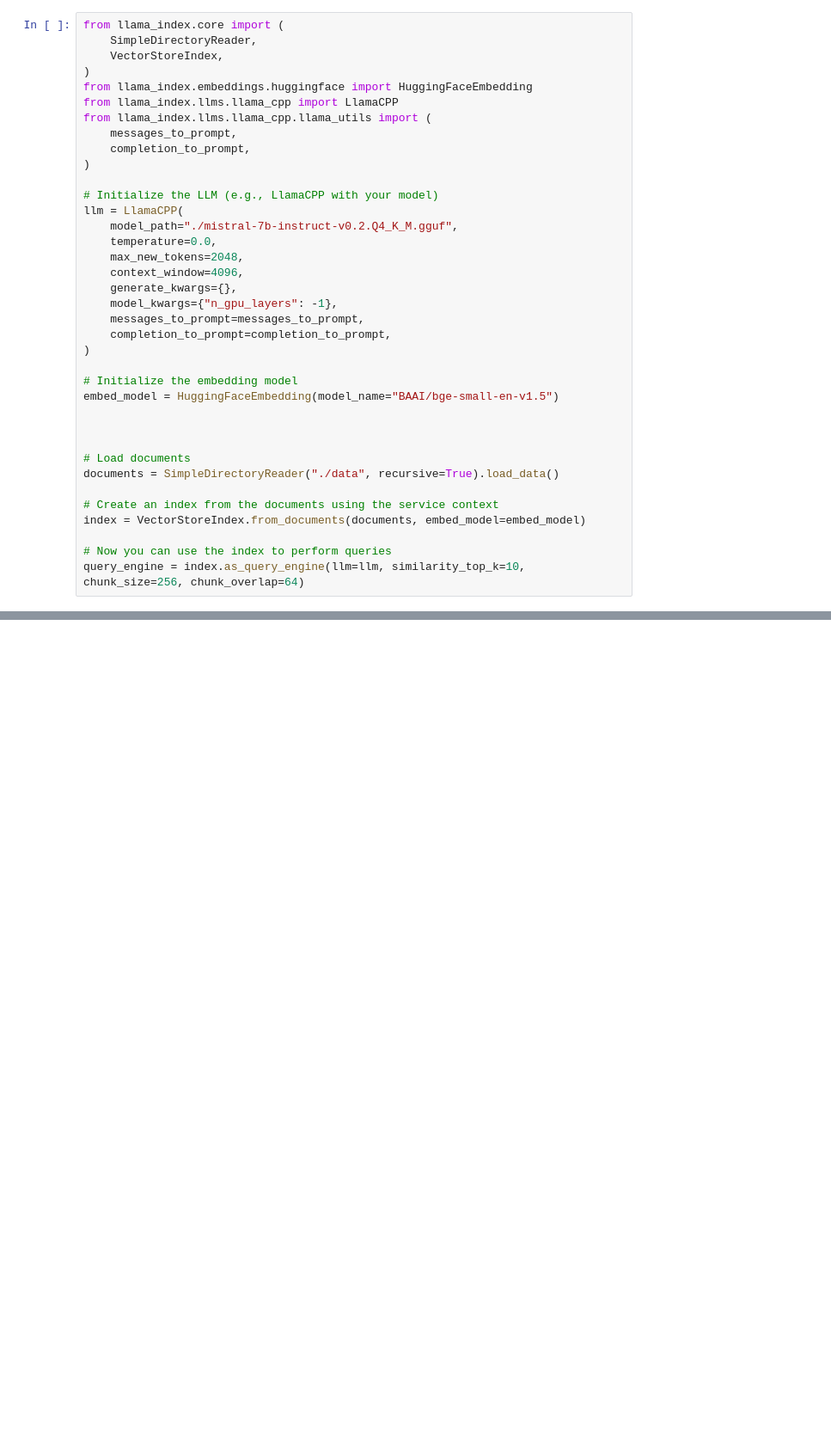
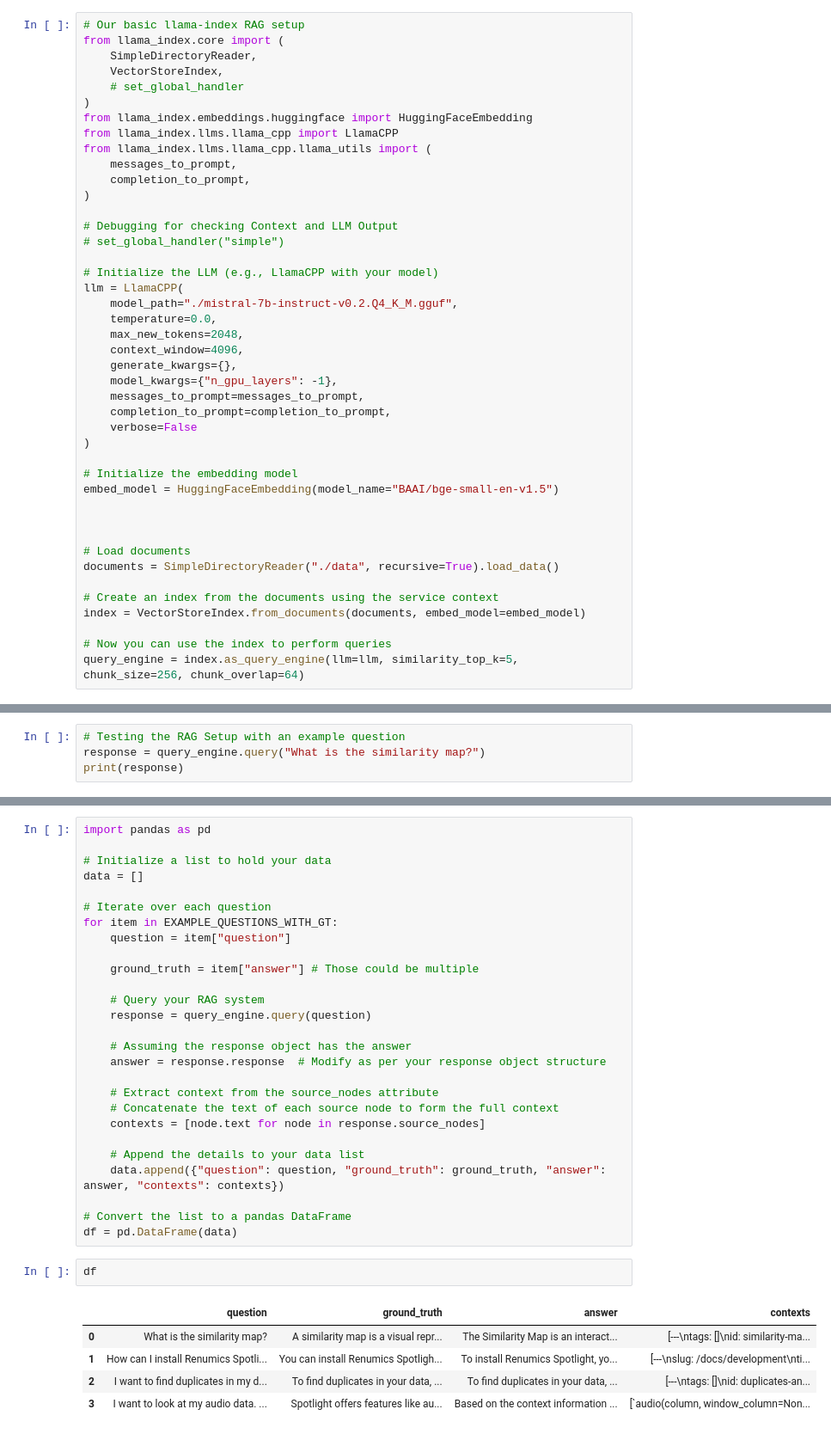
Before and after one commit to dani2112/llamaindex-rag-glossary, a Jupyter notebook: tutorial.ipynb, the cells around one changed output, grey strips where cells are left out. Shown: that part at 86% size. Saved outputs shown, nothing was run; the diff lists cells and outputs as text; blank space fills up the shorter version.

```diff
--- a/tutorial.ipynb
+++ b/tutorial.ipynb
@@ -25,7 +53,9 @@ UsageError: Line magic function `%PATH="/usr/local/cuda-12.3/bin:$PATH"` not fou
 # %%
+# Our basic llama-index RAG setup
 from llama_index.core import (
     SimpleDirectoryReader,
     VectorStoreIndex,
+    # set_global_handler
 )
 from llama_index.embeddings.huggingface import HuggingFaceEmbedding
 from llama_index.llms.llama_cpp import LlamaCPP
@@ -33,6 +63,9 @@ from llama_index.llms.llama_cpp.llama_utils import (
     messages_to_prompt,
     completion_to_prompt,
 )
+
+# Debugging for checking Context and LLM Output
+# set_global_handler("simple")
 
 # Initialize the LLM (e.g., LlamaCPP with your model)
 llm = LlamaCPP(
@@ -44,6 +77,7 @@ llm = LlamaCPP(
     model_kwargs={"n_gpu_layers": -1},
     messages_to_prompt=messages_to_prompt,
     completion_to_prompt=completion_to_prompt,
+    verbose=False
 )
 
 # Initialize the embedding model
@@ -58,7 +92,7 @@ documents = SimpleDirectoryReader("./data", recursive=True).load_data()
 index = VectorStoreIndex.from_documents(documents, embed_model=embed_model)
 
 # Now you can use the index to perform queries
-query_engine = index.as_query_engine(llm=llm, similarity_top_k=10,  chunk_size=256, chunk_overlap=64)
+query_engine = index.as_query_engine(llm=llm, similarity_top_k=5,  chunk_size=256, chunk_overlap=64)
 # %% [output]
 ggml_init_cublas: GGML_CUDA_FORCE_MMQ:   no
 ggml_init_cublas: CUDA_USE_TENSOR_CORES: yes
@@ -91,0 +101,4 @@ llama_print_timings:       total time =    2055.48 ms /  2177 tokens
+# %%
+# Testing the RAG Setup with an example question
+response = query_engine.query("What is the similarity map?")
+print(response)
@@ -91,0 +127,35 @@ llama_print_timings:       total time =    2055.48 ms /  2177 tokens
+# %%
+import pandas as pd
+
+# Initialize a list to hold your data
+data = []
+
+# Iterate over each question
+for item in EXAMPLE_QUESTIONS_WITH_GT:
+    question = item["question"]
+
+    ground_truth = item["answer"] # Those could be multiple
+
+    # Query your RAG system
+    response = query_engine.query(question)
+
+    # Assuming the response object has the answer
+    answer = response.response  # Modify as per your response object structure
+
+    # Extract context from the source_nodes attribute
+    # Concatenate the text of each source node to form the full context
+    contexts = [node.text for node in response.source_nodes]
+
+    # Append the details to your data list
+    data.append({"question": question, "ground_truth": ground_truth, "answer": answer, "contexts": contexts})
+
+# Convert the list to a pandas DataFrame
+df = pd.DataFrame(data)
+# %%
+df
+# %% [output]
+|  | question | ground_truth | answer | contexts |
+| 0 | What is the similarity map? | A similarity map is a visual repr... | The Similarity Map is an interact... | [---\ntags: []\nid: similarity-ma... |
+| 1 | How can I install Renumics Spotli... | You can install Renumics Spotligh... | To install Renumics Spotlight, yo... | [---\nslug: /docs/development\nti... |
+| 2 | I want to find duplicates in my d... | To find duplicates in your data, ... | To find duplicates in your data, ... | [---\ntags: []\nid: duplicates-an... |
+| 3 | I want to look at my audio data. ... | Spotlight offers features like au... | Based on the context information ... | [`audio(column, window_column=Non... |
```
Also changed, not shown: parts of 11 cells of this notebook.
